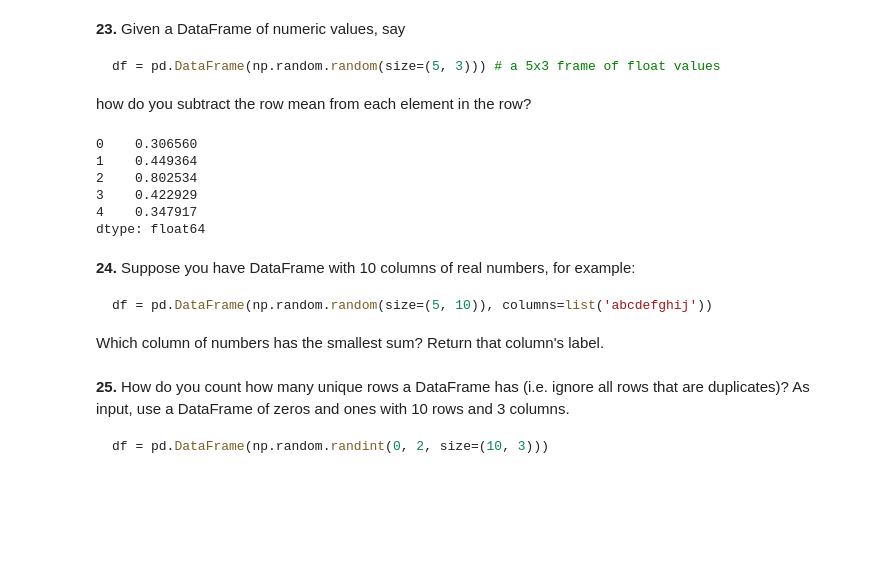
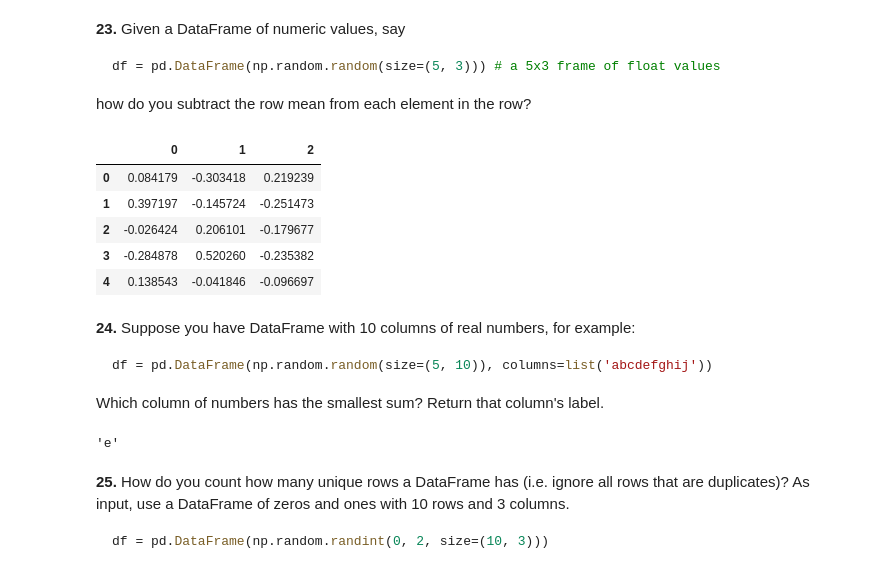
Before and after one commit to Olivert75/100-pandas-puzzles, a Jupyter notebook: 100-pandas-puzzles.ipynb, the cells around one changed output. Saved outputs shown, nothing was run; the diff lists cells and outputs as text; code cells hidden in the pictures; blank space fills up the shorter version.

```diff
--- a/100-pandas-puzzles.ipynb
+++ b/100-pandas-puzzles.ipynb
@@ -375,14 +375,14 @@ how do you subtract the row mean from each element in the row?
 # %%
 rand_df = pd.DataFrame(np.random.random(size=(5, 3)))
 # %%
-rand_df.mean(axis=1)
+rand_df.sub(rand_df.mean(axis=1), axis =0)
 # %% [output]
-0    0.306560
-1    0.449364
-2    0.802534
-3    0.422929
-4    0.347917
-dtype: float64
+|  | 0 | 1 | 2 |
+| 0 | 0.084179 | -0.303418 | 0.219239 |
+| 1 | 0.397197 | -0.145724 | -0.251473 |
+| 2 | -0.026424 | 0.206101 | -0.179677 |
+| 3 | -0.284878 | 0.520260 | -0.235382 |
+| 4 | 0.138543 | -0.041846 | -0.096697 |
 # %% [markdown]
 **24.** Suppose you have DataFrame with 10 columns of real numbers, for example:
 
@@ -393,3 +395,7 @@ Which column of numbers has the smallest sum?  Return that column's label.
+# %%
+df.sum().idxmin()
+# %% [output]
+'e'
 # %% [markdown]
 **25.** How do you count how many unique rows a DataFrame has (i.e. ignore all rows that are duplicates)? As input, use a DataFrame of zeros and ones with 10 rows and 3 columns.
 
```
Also changed, not shown: parts of 3 cells of this notebook.
